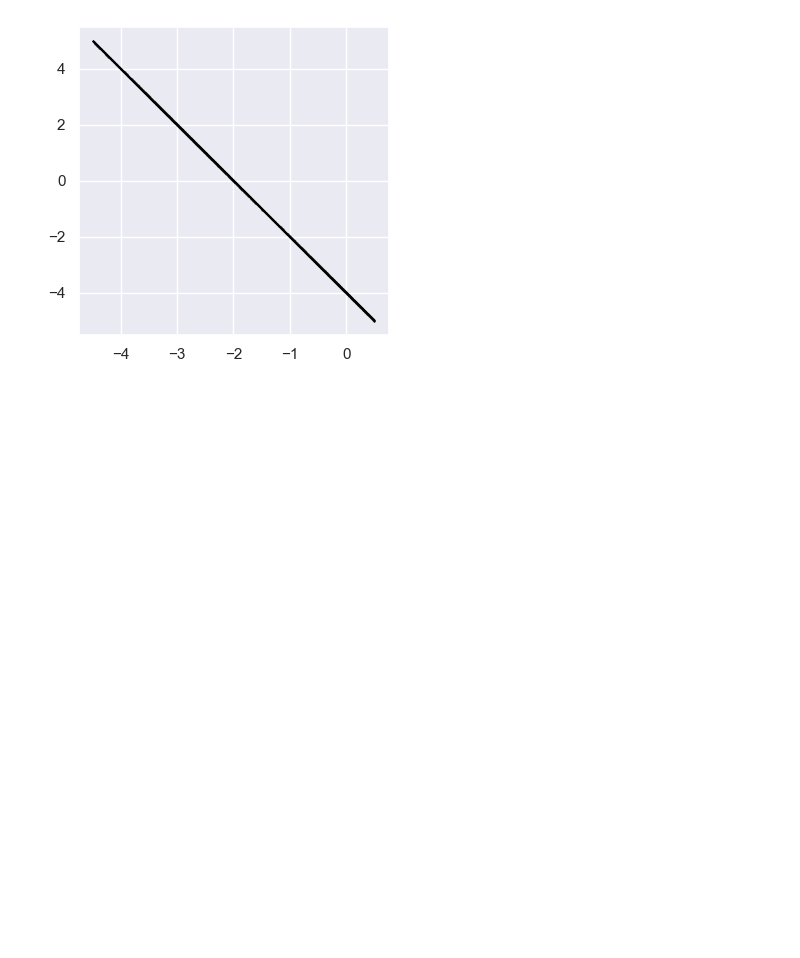
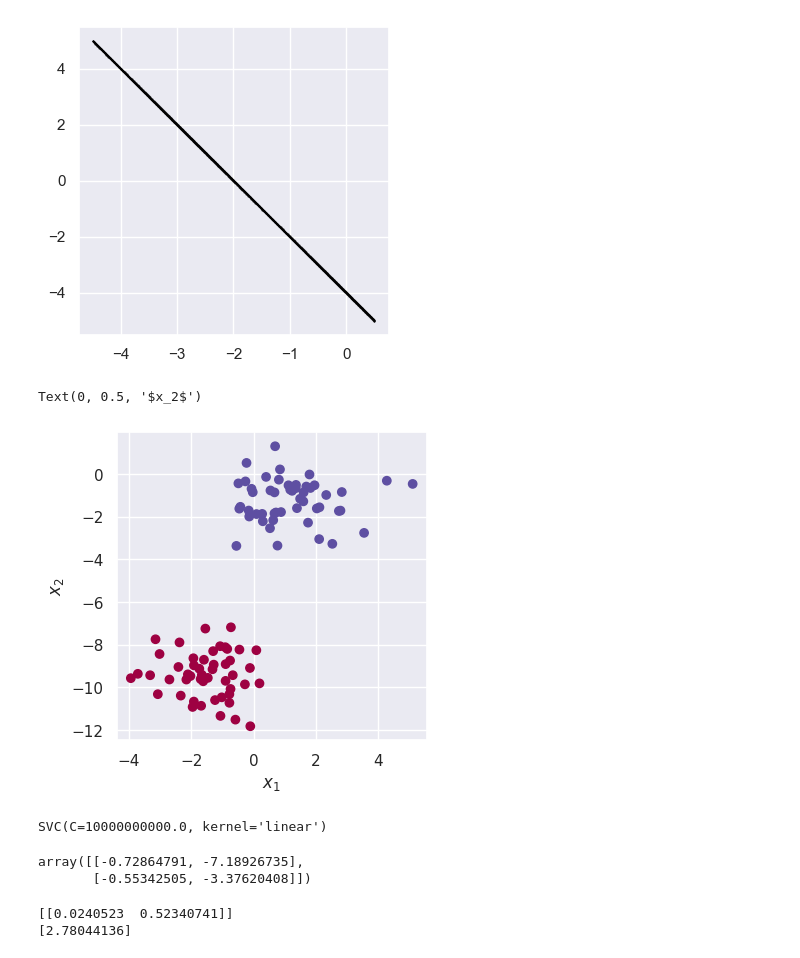
Before and after one commit to AtishaySG25/MLPA, a Jupyter notebook: Codes/AML5203_SVMDemo_Python.ipynb, the cells around one changed output. Drawn from its saved outputs; the diff is of its cells as text; code cells hidden in the pictures; blank space fills up the shorter version.

```diff
--- a/Codes/AML5203_SVMDemo_Python.ipynb
+++ b/Codes/AML5203_SVMDemo_Python.ipynb
@@ -61,13 +59,34 @@ ax.scatter(X[:, 0], X[:, 1], c = 'black', s = 0.2)
+# %%
+# Simulate linearly separable data and plot
+X, y = make_blobs(n_samples = 100, centers = 2, n_features = 2, cluster_std=1.0, random_state=2)
+fig, ax = plt.subplots(figsize = (4,4))
+ax.scatter(X[:, 0], X[:, 1], c = y, cmap=plt.cm.Spectral)
+ax.set_xlabel('$x_1$')
+ax.set_ylabel('$x_2$')
+# %% [output]
+Text(0, 0.5, '$x_2$')
+[figure, added]
 # %%
 ## Fit a linear support vector machine model (linear decision boundary)
+model = SVC(kernel = 'linear', C = 1e10)
+model.fit(X, y)
+# %% [output]
+SVC(C=10000000000.0, kernel='linear')
 # %%
 # Print the samples that are the support-vectors (special samples)
+model.support_vectors_
+# %% [output]
+array([[-0.72864791, -7.18926735],
+       [-0.55342505, -3.37620408]])
 # %%
 # Weights for the two classes
-
+print(model.coef_)
 # Bias or intercept of the decision boundary line
-
+print(model.intercept_)
 # Decision boundary line's slope:
+# %% [output]
+[[0.0240523  0.52340741]]
+[2.78044136]
 # %%
 # User-defined function to plot the SVC decision boundary with margins
 # for a two-dimensional SVC
```
Also changed, not shown: parts of 2 cells of this notebook.
